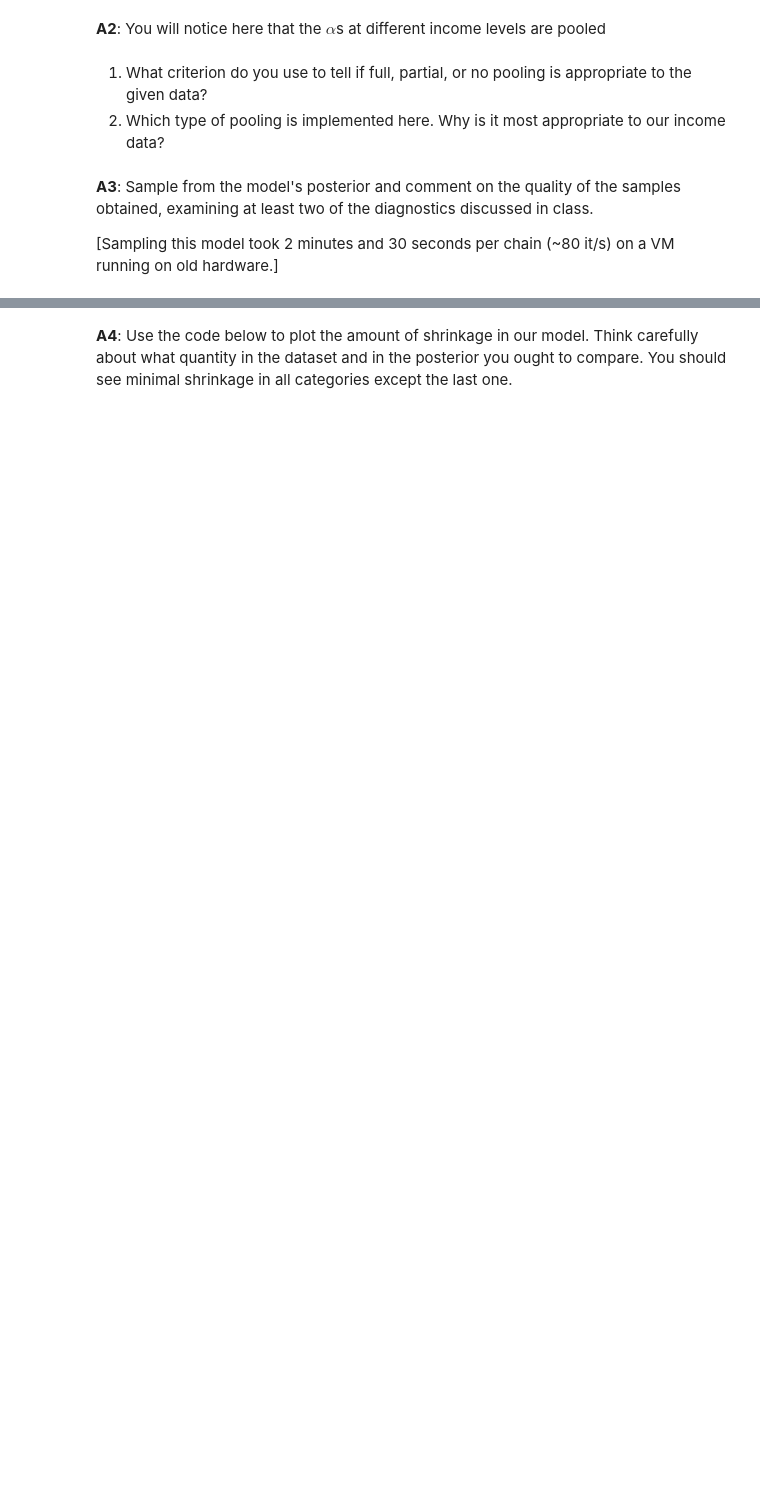
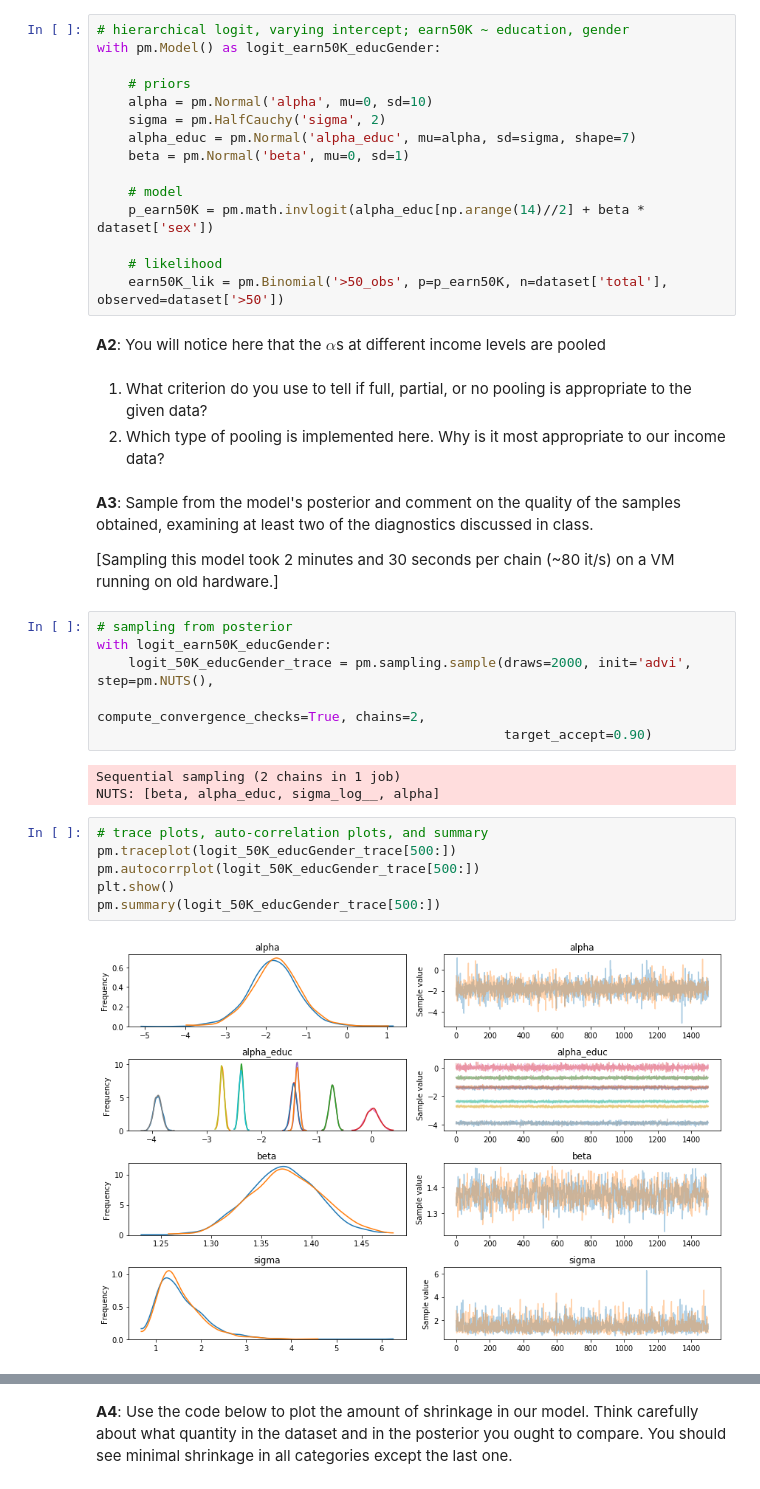
Before and after one commit to chase130101/2018spring, a Jupyter notebook: final/AM207_Final_2018.ipynb, the cells around one changed output, grey strips where cells are left out. Cells and saved outputs as stored; diff of their text form; blank space fills up the shorter version.

```diff
--- a/final/AM207_Final_2018.ipynb
+++ b/final/AM207_Final_2018.ipynb
@@ -88,6 +93,21 @@ dataset
 In Chapter 13.2 McElreath iterates on his model for the UCB admissions data. (See the attached PDF of that section. We have included pdfs of excerpts from McElreath sections 10.1.3 and 13.2)
 
 **A1**: Implement the upgraded model from section 13.2.1 on the income data. You may refer to Osvaldo Martin's pymc3 implementation of Statistical Rethinking if needed.
+# %%
+# hierarchical logit, varying intercept; earn50K ~ education, gender
+with pm.Model() as logit_earn50K_educGender:
+
+    # priors
+    alpha = pm.Normal('alpha', mu=0, sd=10)
+    sigma = pm.HalfCauchy('sigma', 2)
+    alpha_educ = pm.Normal('alpha_educ', mu=alpha, sd=sigma, shape=7)
+    beta = pm.Normal('beta', mu=0, sd=1)
+
+    # model
+    p_earn50K = pm.math.invlogit(alpha_educ[np.arange(14)//2] + beta * dataset['sex'])
+
+    # likelihood
+    earn50K_lik = pm.Binomial('>50_obs', p=p_earn50K, n=dataset['total'], observed=dataset['>50'])
 # %% [markdown]
 **A2**: You will notice here that the $\alpha$s at different income levels are pooled
 # %% [markdown]
@@ -97,3 +117,20 @@ In Chapter 13.2 McElreath iterates on his model for the UCB admissions data. (Se
 **A3**: Sample from the model's posterior and comment on the quality of the samples obtained, examining at least two of the diagnostics discussed in class.
 
 \[Sampling this model took 2 minutes and 30 seconds per chain (~80 it/s) on a VM running on old hardware.\]
+# %%
+# sampling from posterior
+with logit_earn50K_educGender:
+    logit_50K_educGender_trace = pm.sampling.sample(draws=2000, init='advi', step=pm.NUTS(),
+                                                    compute_convergence_checks=True, chains=2,
+                                                    target_accept=0.90)
+# %% [output]
+Sequential sampling (2 chains in 1 job)
+NUTS: [beta, alpha_educ, sigma_log__, alpha]
+# %%
+# trace plots, auto-correlation plots, and summary
+pm.traceplot(logit_50K_educGender_trace[500:])
+pm.autocorrplot(logit_50K_educGender_trace[500:])
+plt.show()
+pm.summary(logit_50K_educGender_trace[500:])
+# %% [output]
+[figure, added]
```
Also changed, not shown: parts of 56 cells of this notebook, 1 other file.
